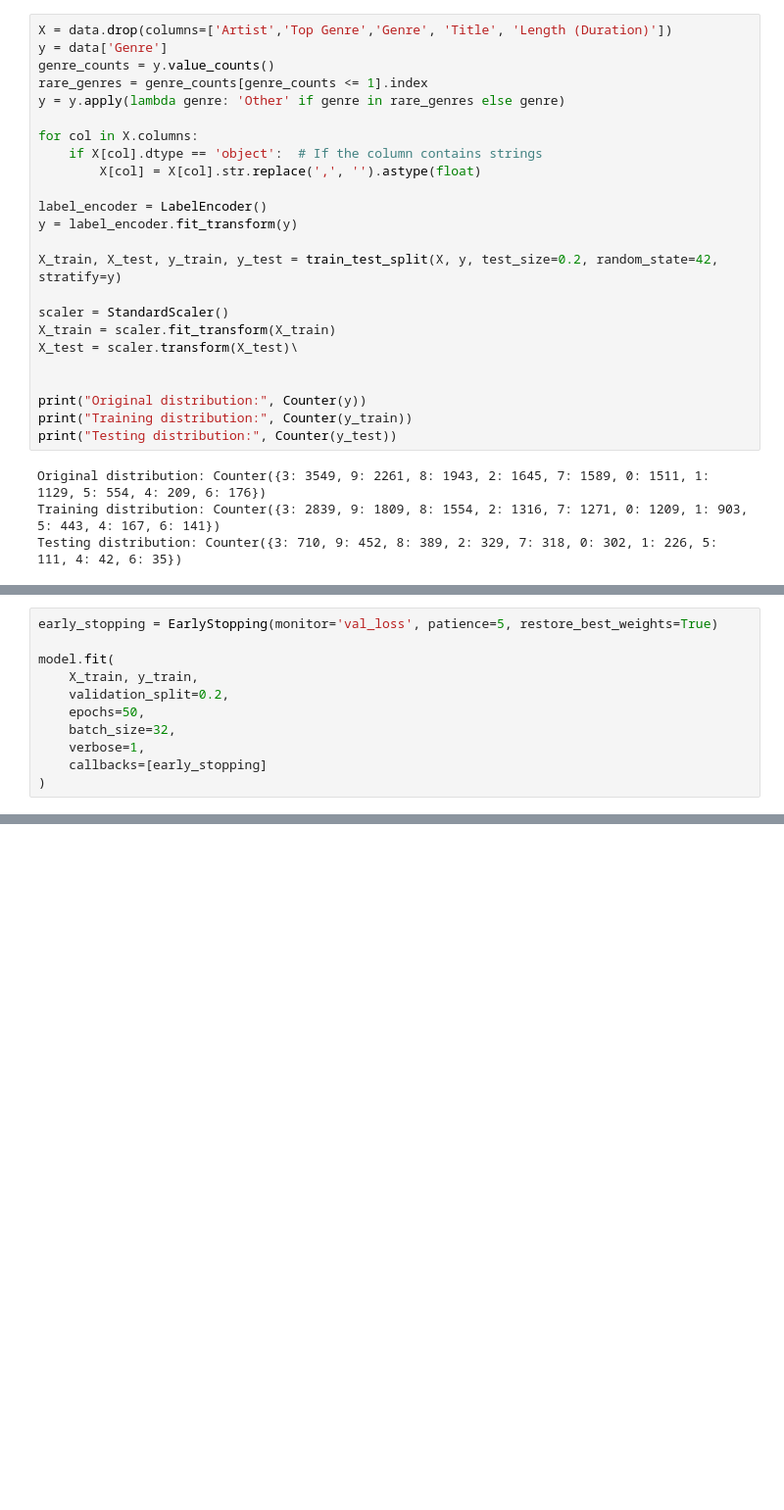
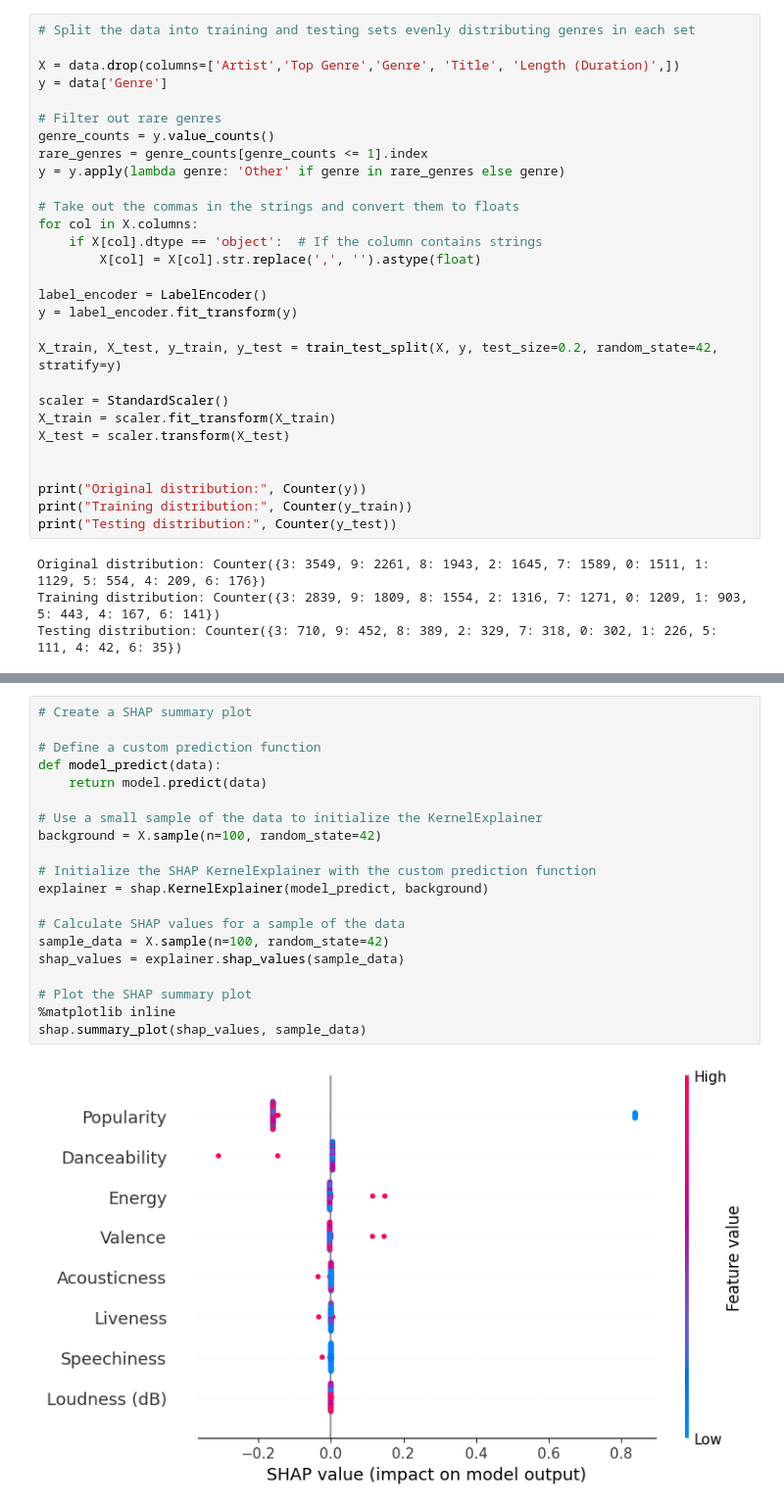
Before and after one commit to uniquedapoet/School-Projects, a Jupyter notebook: INFO_3510/Project2-Genre-Classification/project.ipynb, the cells around one changed output, grey strips where cells are left out. Shown: that part at 98% size. Saved outputs shown, nothing was run; the diff lists cells and outputs as text; blank space fills up the shorter version.

```diff
--- a/INFO_3510/Project2-Genre-Classification/project.ipynb
+++ b/INFO_3510/Project2-Genre-Classification/project.ipynb
@@ -74,12 +83,17 @@ for i, row in data.iterrows():
     )
     songs.append(song)
 # %%
-X = data.drop(columns=['Artist','Top Genre','Genre', 'Title', 'Length (Duration)'])
+# Split the data into training and testing sets evenly distributing genres in each set
+
+X = data.drop(columns=['Artist','Top Genre','Genre', 'Title', 'Length (Duration)',])
 y = data['Genre']
+
+# Filter out rare genres
 genre_counts = y.value_counts()
 rare_genres = genre_counts[genre_counts <= 1].index
 y = y.apply(lambda genre: 'Other' if genre in rare_genres else genre)
 
+# Take out the commas in the strings and convert them to floats
 for col in X.columns:
     if X[col].dtype == 'object':  # If the column contains strings
         X[col] = X[col].str.replace(',', '').astype(float)
@@ -91,7 +105,7 @@ X_train, X_test, y_train, y_test = train_test_split(X, y, test_size=0.2, random_
 
 scaler = StandardScaler()
 X_train = scaler.fit_transform(X_train)
-X_test = scaler.transform(X_test)\
+X_test = scaler.transform(X_test)
 
 
 print("Original distribution:", Counter(y))
@@ -183,11 +273,0 @@ _________________________________________________________________
-# %%
-early_stopping = EarlyStopping(monitor='val_loss', patience=5, restore_best_weights=True)
-
-model.fit(
-    X_train, y_train,
-    validation_split=0.2,
-    epochs=50,
-    batch_size=32,
-    verbose=1,
-    callbacks=[early_stopping]
-)
@@ -218,0 +316,22 @@ Test Accuracy: 0.44
+# %%
+# Create a SHAP summary plot
+
+# Define a custom prediction function
+def model_predict(data):
+    return model.predict(data)
+
+# Use a small sample of the data to initialize the KernelExplainer
+background = X.sample(n=100, random_state=42)
+
+# Initialize the SHAP KernelExplainer with the custom prediction function
+explainer = shap.KernelExplainer(model_predict, background)
+
+# Calculate SHAP values for a sample of the data
+sample_data = X.sample(n=100, random_state=42)
+shap_values = explainer.shap_values(sample_data)
+
+# Plot the SHAP summary plot
+%matplotlib inline
+shap.summary_plot(shap_values, sample_data)
+# %% [output]
+[figure, added]
```
Also changed, not shown: parts of 19 cells of this notebook, 17 other files.
